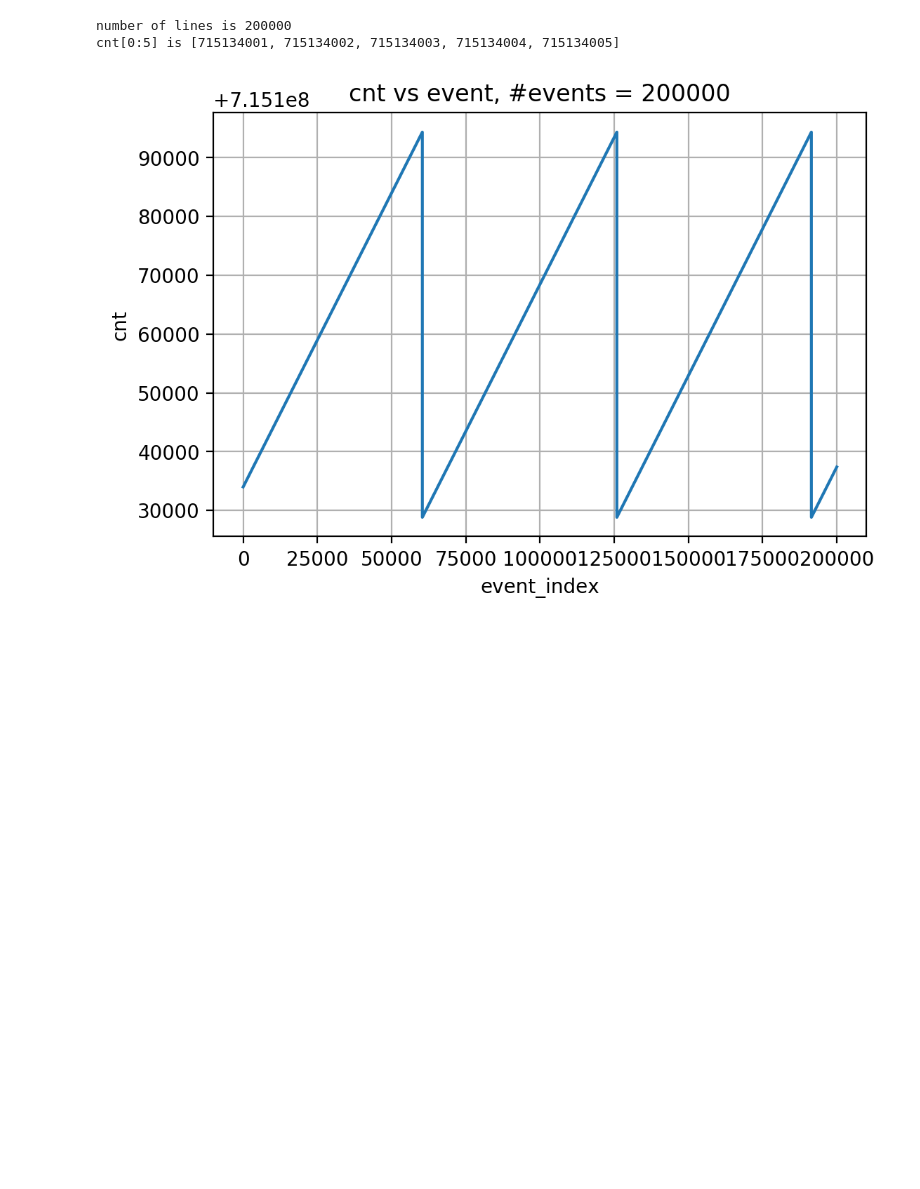
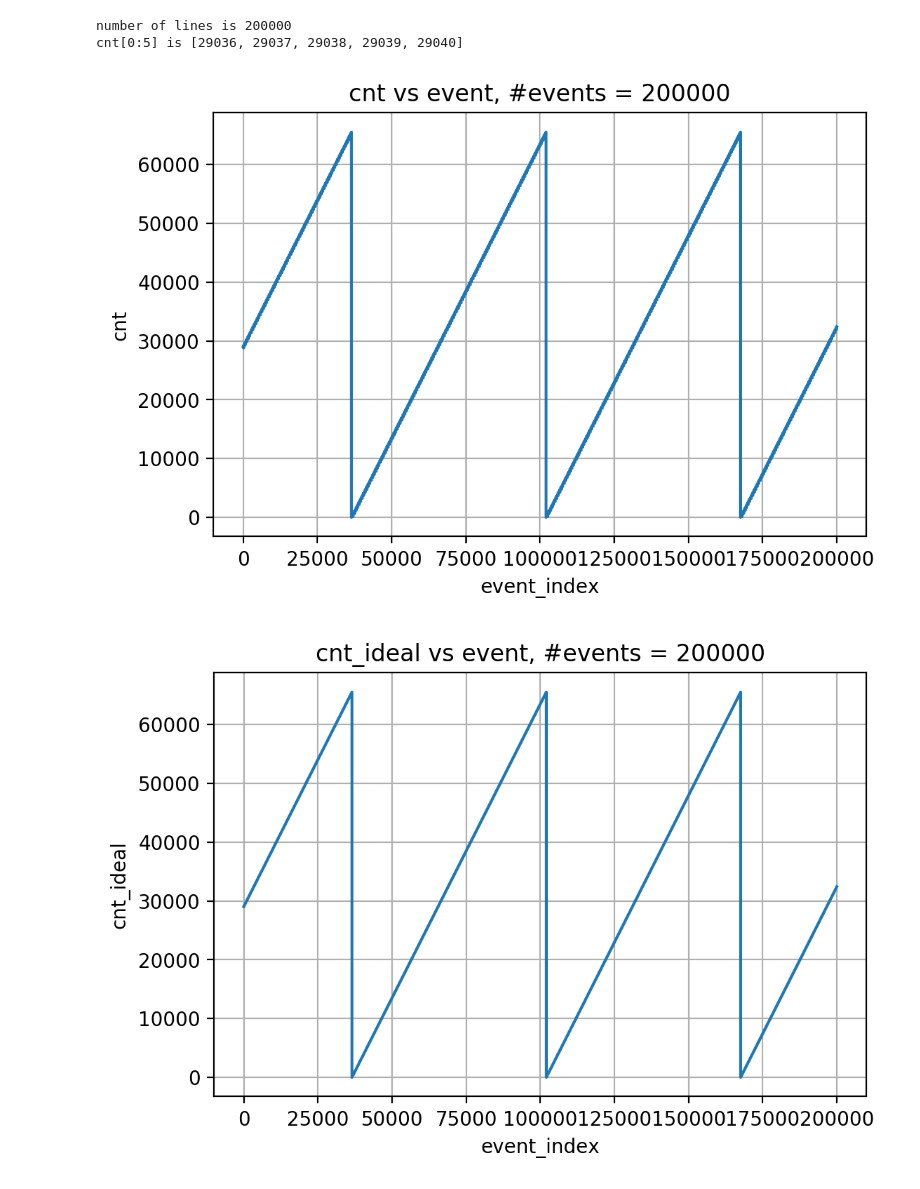
Before and after one commit to qsun19/ETROC1_DMRO, a Jupyter notebook: ETROC1_DMRO_testpattern.ipynb, the cells around one changed output. Saved outputs shown, nothing was run; the diff lists cells and outputs as text; code cells hidden in the pictures; blank space fills up the shorter version.

```diff
--- a/ETROC1_DMRO_testpattern.ipynb
+++ b/ETROC1_DMRO_testpattern.ipynb
@@ -21,10 +21,10 @@ import scipy.stats
 import etroc1_array
 # %%
 # path = '../../../CMS ETL ASIC/ETROC1/test/test results/SMU/ETROC1 arrary at smu/2020-06-30_Array_Test_Results/'
-path = './PhaseAdj_vs_TOA_Code_Counter/'
+path = './data/Test_Pattern_Data/'
 # file_in = 'Array_Data_Pixel=15_DAC_P15=409_QSel=6_CLSel=1_RfSel=3_IBSel=7_TDC_testMode=0_PhaseAdj=30_TDC_Mode_Output_B1_1000000_2020-07-01_17-22-24.dat'
 # file_in = 'Array_Data_Pixel=15_DAC_P15=409_QSel=18_CLSel=1_RfSel=3_IBSel=7_TDC_testMode=0_PhaseAdj=30_TDC_Mode_Output_B1_1000000_2020-07-01_17-23-08.dat'
-file_in = 'Array_C_Pixel=15_DAC_P15=512_QSel=28_CLSel=1_RfSel=3_IBSel=7_TDC_testMode=0_PhaseAdj=027_B1_200000_07-09_15-38-33.dat'
+file_in = 'Array_C_Pixel=15_DAC_P15=419_QSel=6_CLSel=0_RfSel=3_IBSel=7_TDC_testMode=0_PhaseAdj=201_B1_200000_07-14_11-55-31.dat'
 
 
 f_r = open(path+file_in, 'r')
@@ -39,23 +39,76 @@ word_to_plot = num_lines
 
 
 cnt=[0]*num_lines
+vth=[0]*num_lines
+fixpattern=[0]*num_lines
 events = 0
 for i in range (0, num_lines):
     line_item = lines[i]
-    cnt[i]=int(lines[i])
+    cnt[i]=int(lines[i])&int('1111111111111111',2)
+    vth[i]=(int(lines[i])>>16)&int('1111',2)
+    fixpattern[i]=(int(lines[i])>>20)&int('1111111111',2)
     events = events + 1
 
-
+cnt_i=[0]*num_lines
+vth_i=[0]*num_lines
+fixpattern_i=[0]*num_lines
+for i in range (0, num_lines):
+    if i==0:
+        cnt_i[i] =  cnt[i]
+        vth_i[i] = vth[i]
+        fixpattern_i[i] = fixpattern[i]
+    else:
+        cnt_i[i] =  (cnt_i[i-1] + 1)%65536
+        vth_i[i] = vth_i[i-1]
+        fixpattern_i[i] = fixpattern_i[i-1]
 
 print('cnt[0:5] is', cnt[0:5])
 
 num_bins = None
 
+left_limit = 25400
+right_limit = 25600
+
+######### Plot cnt with word_index  ###########
+fig, ax1 = plt.subplots(dpi=200)
+ax1.plot(cnt)
+# ax1.set_xlim(left=left_limit,right=right_limit)
+ax1.grid()
+ax1.set(xlabel='event_index', ylabel='cnt',
+       title='cnt vs event, #events = %d'%(events))
+plt.show()
+
+######### Plot cnt ideal with word_index  ###########
+fig, ax1 = plt.subplots(dpi=200)
+ax1.plot(cnt_i)
+# ax1.set_xlim(left=left_limit,right=right_limit)
+ax1.grid()
+ax1.set(xlabel='event_index', ylabel='cnt_ideal',
+       title='cnt_ideal vs event, #events = %d'%(events))
+plt.show()
 
 
-######### Plot toa with word_index  ###########
+######### Plot delta cnt with word_index  ###########
 fig, ax1 = plt.subplots(dpi=200)
-ax1.plot(cnt)
+ax1.plot(np.array(cnt)-np.array(cnt_i))
+ax1.set_xlim(left=left_limit,right=right_limit)
+ax1.grid()
+ax1.set(xlabel='event_index', ylabel='delta cnt',
+       title='delta cnt vs event, #events = %d'%(events))
+plt.show()
+
+######### Plot vth with word_index  ###########
+fig, ax1 = plt.subplots(dpi=200)
+ax1.plot(vth)
+# ax1.set_xlim(left=left_limit,right=right_limit)
+ax1.grid()
+ax1.set(xlabel='event_index', ylabel='cnt',
+       title='cnt vs event, #events = %d'%(events))
+plt.show()
+
+######### Plot pattern with word_index  ###########
+fig, ax1 = plt.subplots(dpi=200)
+ax1.plot(fixpattern)
 # ax1.set_xlim(left=left_limit,right=right_limit)
 ax1.grid()
 ax1.set(xlabel='event_index', ylabel='cnt',
@@ -92,32 +145,33 @@ plt.show()
 # # ax2.set(xlabel='tot', ylabel='occurrence',
 # #        title='tot hist, #events = %d'%(events))
 # # plt.show()
 
 # etroc1_array.plot_distribution_toa(tot, num_bins= None, range_default = None, xaxis = 'TOT',
 #                         ylable = 'Occurrence', title = 'TOT Hist', pic = True, pdf = False)
 
 
 # ######### Plot tot with word_index  ###########
 # fig, ax1 = plt.subplots(dpi=200)
 # ax1.plot(cal)
 # # ax1.set_xlim(left=left_limit,right=right_limit)
 # ax1.grid()
 # ax1.set(xlabel='event_index', ylabel='toa',
 #        title='cal vs event, #events = %d'%(events))
 # plt.show()
 
 
 # ######### Plot cal hist  ###########
 # # fig, ax2 = plt.subplots(dpi=200)
 # # ax2.hist(cal, bins=num_bins)
 # # ax2.grid()
 # # ax2.set(xlabel='tot', ylabel='occurrence',
 # #        title='cal hist, #events = %d'%(events))
 # # plt.show()
 
 # etroc1_array.plot_distribution_toa(cal, num_bins= None, range_default = None, xaxis = 'CAL',
 #                         ylable = 'Occurrence', title = 'Cal Hist', pic = True, pdf = False)
 # %% [output]
 number of lines is 200000
-cnt[0:5] is [715134001, 715134002, 715134003, 715134004, 715134005]
+cnt[0:5] is [29036, 29037, 29038, 29039, 29040]
-[figure, old version]
+[figure, new version]
+[figure, added]
```
Also changed, not shown: parts of 1 cell of this notebook, 4 other files.
